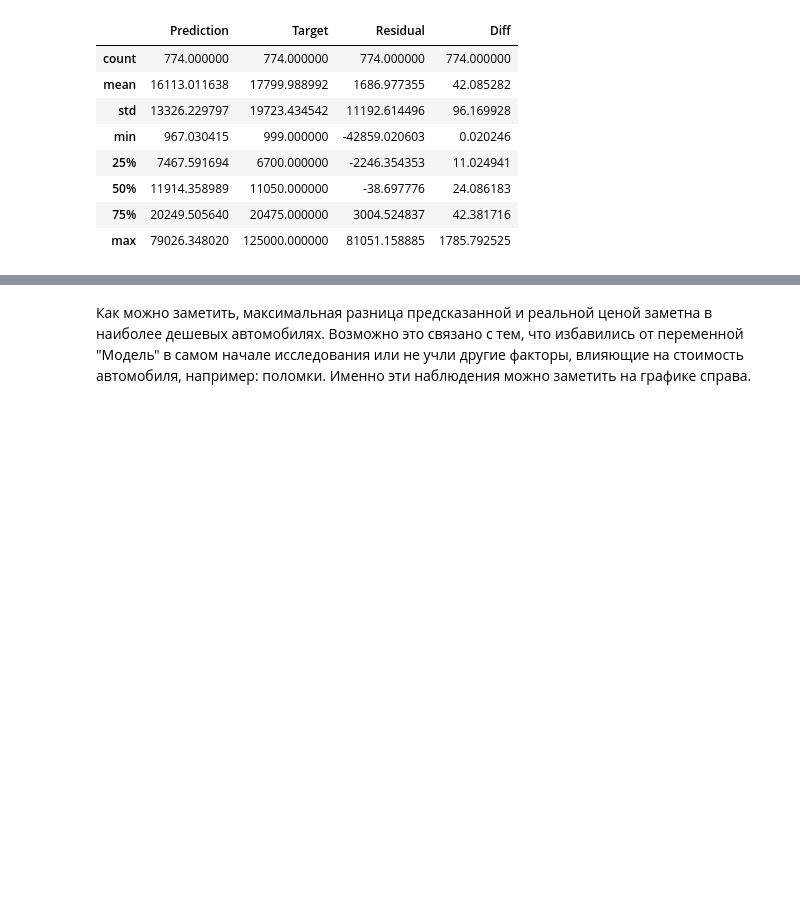
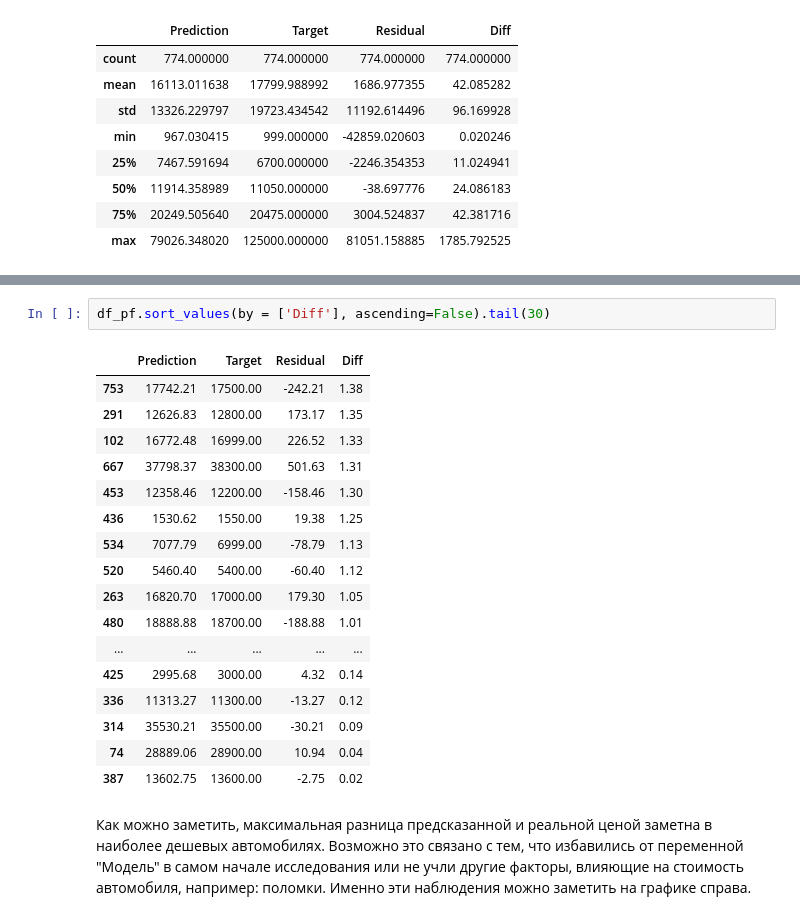
Before and after one commit to arl9kin/Python_data, a Jupyter notebook: ML/linear/Practice.ipynb, the cells around one changed output, grey strips where cells are left out. Saved outputs shown, nothing was run; the diff lists cells and outputs as text; blank space fills up the shorter version.

```diff
--- a/ML/linear/Practice.ipynb
+++ b/ML/linear/Practice.ipynb
@@ -586,3 +586,23 @@ df_pf.sort_values(by = ['Diff'], ascending=False)
+# %%
+df_pf.sort_values(by = ['Diff'], ascending=False).tail(30)
+# %% [output]
+|  | Prediction | Target | Residual | Diff |
+| 753 | 17742.21 | 17500.00 | -242.21 | 1.38 |
+| 291 | 12626.83 | 12800.00 | 173.17 | 1.35 |
+| 102 | 16772.48 | 16999.00 | 226.52 | 1.33 |
+| 667 | 37798.37 | 38300.00 | 501.63 | 1.31 |
+| 453 | 12358.46 | 12200.00 | -158.46 | 1.30 |
+| 436 | 1530.62 | 1550.00 | 19.38 | 1.25 |
+| 534 | 7077.79 | 6999.00 | -78.79 | 1.13 |
+| 520 | 5460.40 | 5400.00 | -60.40 | 1.12 |
+| 263 | 16820.70 | 17000.00 | 179.30 | 1.05 |
+| 480 | 18888.88 | 18700.00 | -188.88 | 1.01 |
+| ... | ... | ... | ... | ... |
+| 425 | 2995.68 | 3000.00 | 4.32 | 0.14 |
+| 336 | 11313.27 | 11300.00 | -13.27 | 0.12 |
+| 314 | 35530.21 | 35500.00 | -30.21 | 0.09 |
+| 74 | 28889.06 | 28900.00 | 10.94 | 0.04 |
+| 387 | 13602.75 | 13600.00 | -2.75 | 0.02 |
 # %% [markdown]
 Как можно заметить, максимальная разница предсказанной и реальной ценой заметна в наиболее дешевых автомобилях. Возможно это связано с тем, что избавились от переменной "Модель" в самом начале исследования или не учли другие факторы, влияющие на стоимость автомобиля, например: поломки.
 Именно эти наблюдения можно заметить на графике справа.
```
Also changed, not shown: parts of 2 cells of this notebook.
